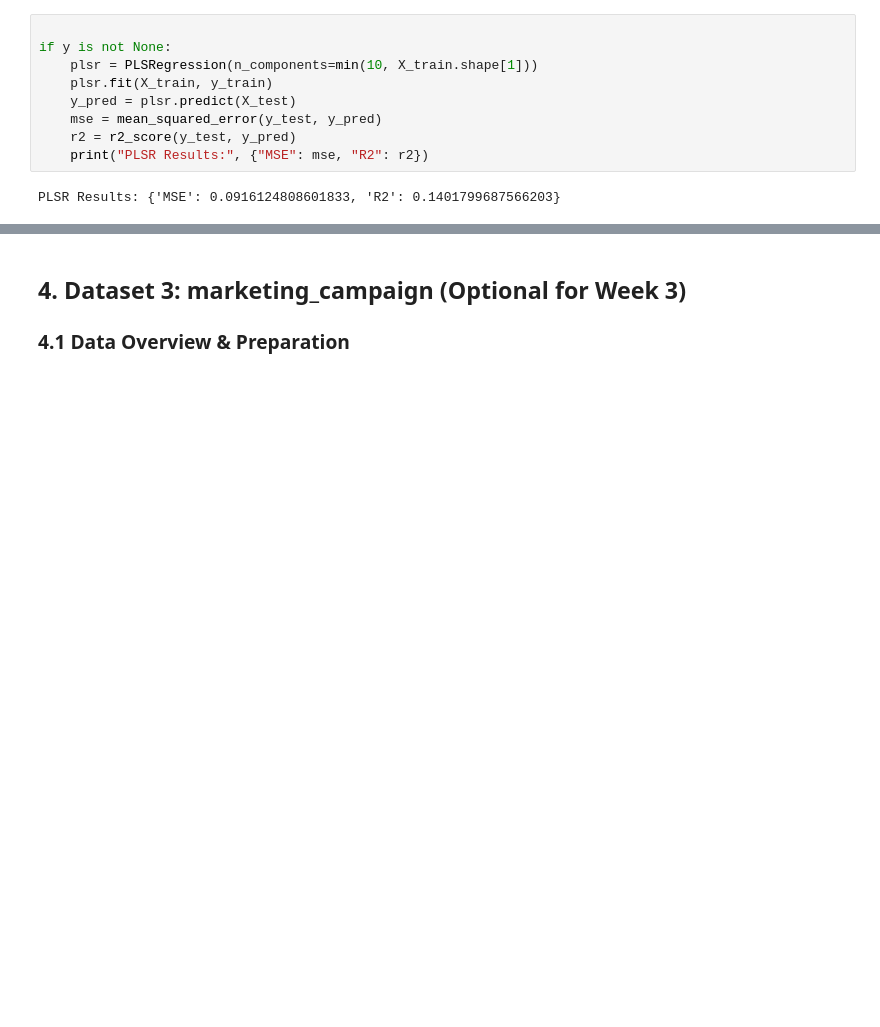
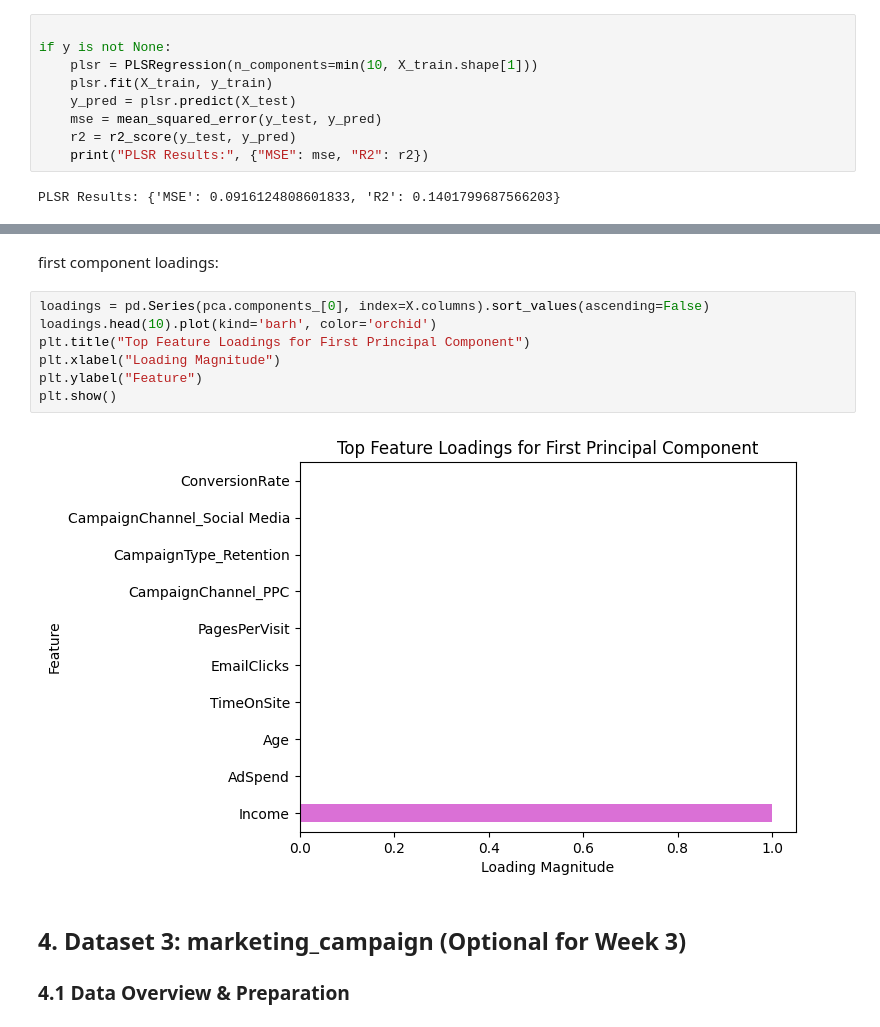
Before and after one commit to paumar2/Capstone-Customer-Churn-BU, a Jupyter notebook: week3_feature_selection_notebook.ipynb, the cells around one changed output, grey strips where cells are left out. Cells and saved outputs as stored; diff of their text form; blank space fills up the shorter version.

```diff
--- a/week3_feature_selection_notebook.ipynb
+++ b/week3_feature_selection_notebook.ipynb
@@ -265,3 +274,14 @@ PLSR Results: {'MSE': 0.0916124808601833, 'R2': 0.1401799687566203}
+# %% [markdown]
+first component loadings:
+# %%
+loadings = pd.Series(pca.components_[0], index=X.columns).sort_values(ascending=False)
+loadings.head(10).plot(kind='barh', color='orchid')
+plt.title("Top Feature Loadings for First Principal Component")
+plt.xlabel("Loading Magnitude")
+plt.ylabel("Feature")
+plt.show()
+# %% [output]
+[figure, added]
 # %% [markdown]
 ## 4. Dataset 3: marketing_campaign (Optional for Week 3)
 ### 4.1 Data Overview & Preparation
```
Also changed, not shown: parts of 22 cells of this notebook, 5 other files.
